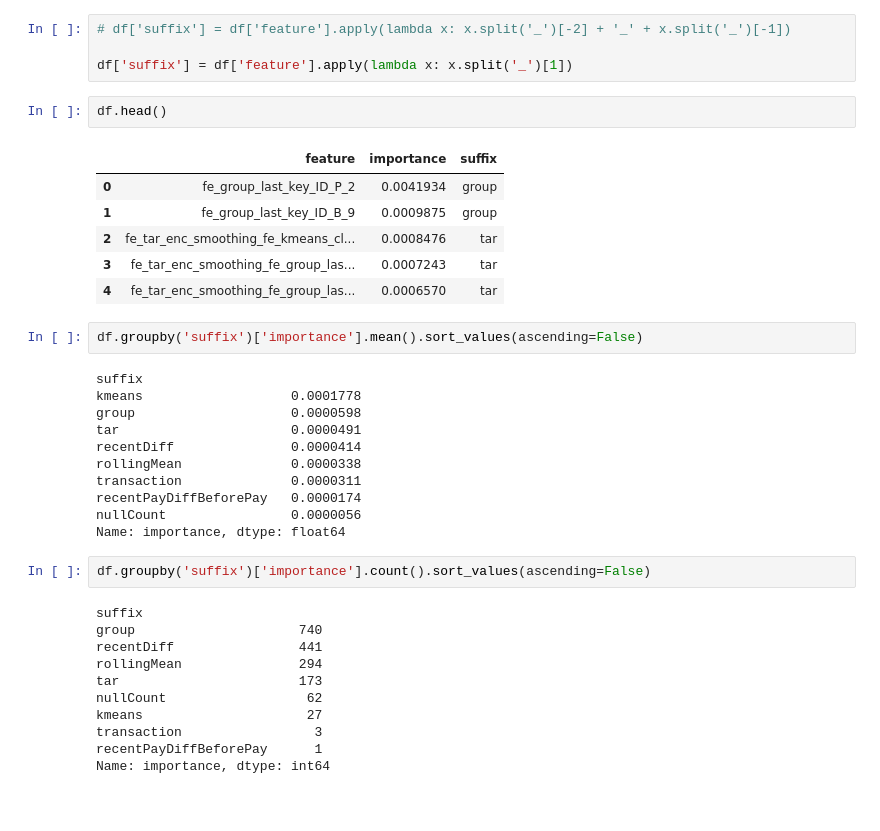
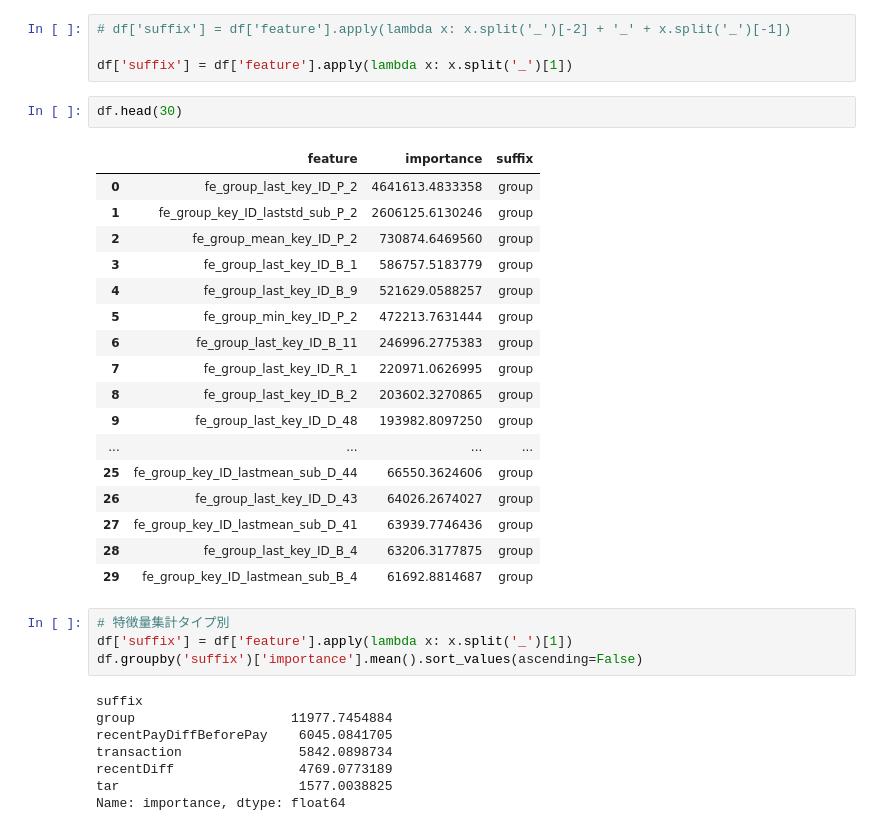
Before and after one commit to navitacion/amex-default-prediction, a Jupyter notebook: notebooks/feature_importance_checker.ipynb, the cells around one changed output. Drawn from its saved outputs; the diff is of its cells as text; blank space fills up the shorter version.

```diff
--- a/notebooks/feature_importance_checker.ipynb
+++ b/notebooks/feature_importance_checker.ipynb
@@ -11,37 +11,34 @@ df = pd.read_csv('feature_importance.csv')
 
 df['suffix'] = df['feature'].apply(lambda x: x.split('_')[1])
 # %%
-df.head()
+df.head(30)
 # %% [output]
 |  | feature | importance | suffix |
-| 0 | fe_group_last_key_ID_P_2 | 0.0041934 | group |
-| 1 | fe_group_last_key_ID_B_9 | 0.0009875 | group |
-| 2 | fe_tar_enc_smoothing_fe_kmeans_cl... | 0.0008476 | tar |
-| 3 | fe_tar_enc_smoothing_fe_group_las... | 0.0007243 | tar |
-| 4 | fe_tar_enc_smoothing_fe_group_las... | 0.0006570 | tar |
+| 0 | fe_group_last_key_ID_P_2 | 4641613.4833358 | group |
+| 1 | fe_group_key_ID_laststd_sub_P_2 | 2606125.6130246 | group |
+| 2 | fe_group_mean_key_ID_P_2 | 730874.6469560 | group |
+| 3 | fe_group_last_key_ID_B_1 | 586757.5183779 | group |
+| 4 | fe_group_last_key_ID_B_9 | 521629.0588257 | group |
+| 5 | fe_group_min_key_ID_P_2 | 472213.7631444 | group |
+| 6 | fe_group_last_key_ID_B_11 | 246996.2775383 | group |
+| 7 | fe_group_last_key_ID_R_1 | 220971.0626995 | group |
+| 8 | fe_group_last_key_ID_B_2 | 203602.3270865 | group |
+| 9 | fe_group_last_key_ID_D_48 | 193982.8097250 | group |
+| ... | ... | ... | ... |
+| 25 | fe_group_key_ID_lastmean_sub_D_44 | 66550.3624606 | group |
+| 26 | fe_group_last_key_ID_D_43 | 64026.2674027 | group |
+| 27 | fe_group_key_ID_lastmean_sub_D_41 | 63939.7746436 | group |
+| 28 | fe_group_last_key_ID_B_4 | 63206.3177875 | group |
+| 29 | fe_group_key_ID_lastmean_sub_B_4 | 61692.8814687 | group |
 # %%
+# 特徴量集計タイプ別
+df['suffix'] = df['feature'].apply(lambda x: x.split('_')[1])
 df.groupby('suffix')['importance'].mean().sort_values(ascending=False)
 # %% [output]
 suffix
-kmeans                   0.0001778
-group                    0.0000598
-tar                      0.0000491
-recentDiff               0.0000414
-rollingMean              0.0000338
-transaction              0.0000311
-recentPayDiffBeforePay   0.0000174
-nullCount                0.0000056
+group                    11977.7454884
+recentPayDiffBeforePay    6045.0841705
+transaction               5842.0898734
+recentDiff                4769.0773189
+tar                       1577.0038825
 Name: importance, dtype: float64
-# %%
-df.groupby('suffix')['importance'].count().sort_values(ascending=False)
-# %% [output]
-suffix
-group                     740
-recentDiff                441
-rollingMean               294
-tar                       173
-nullCount                  62
-kmeans                     27
-transaction                 3
-recentPayDiffBeforePay      1
-Name: importance, dtype: int64
```
Also changed, not shown: parts of 16 cells of this notebook, 4 other files.
